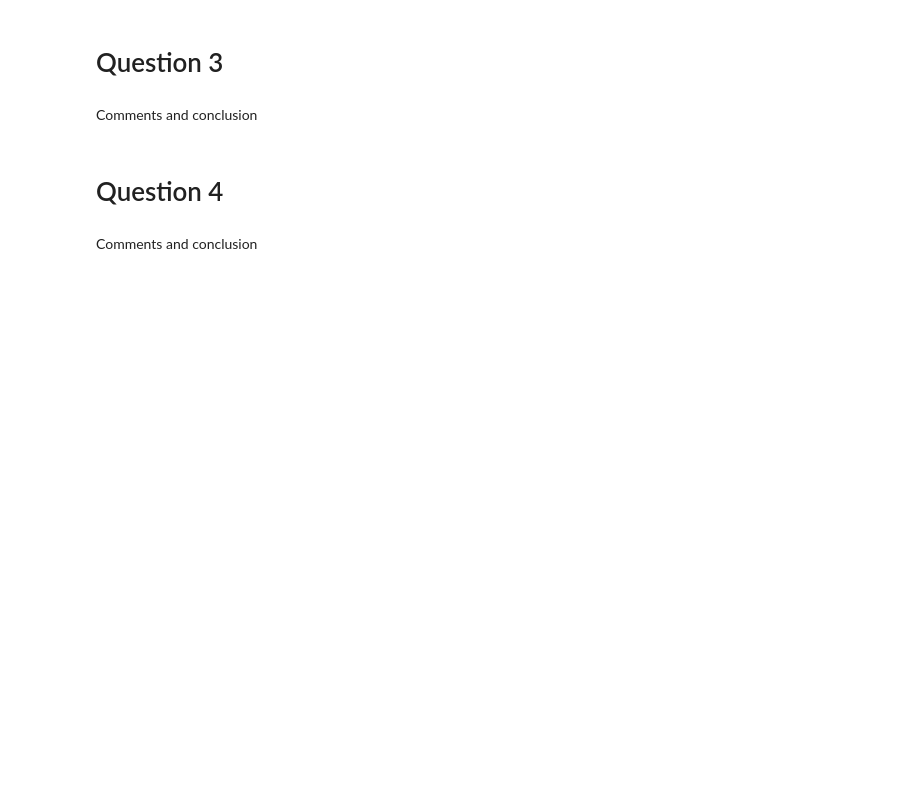
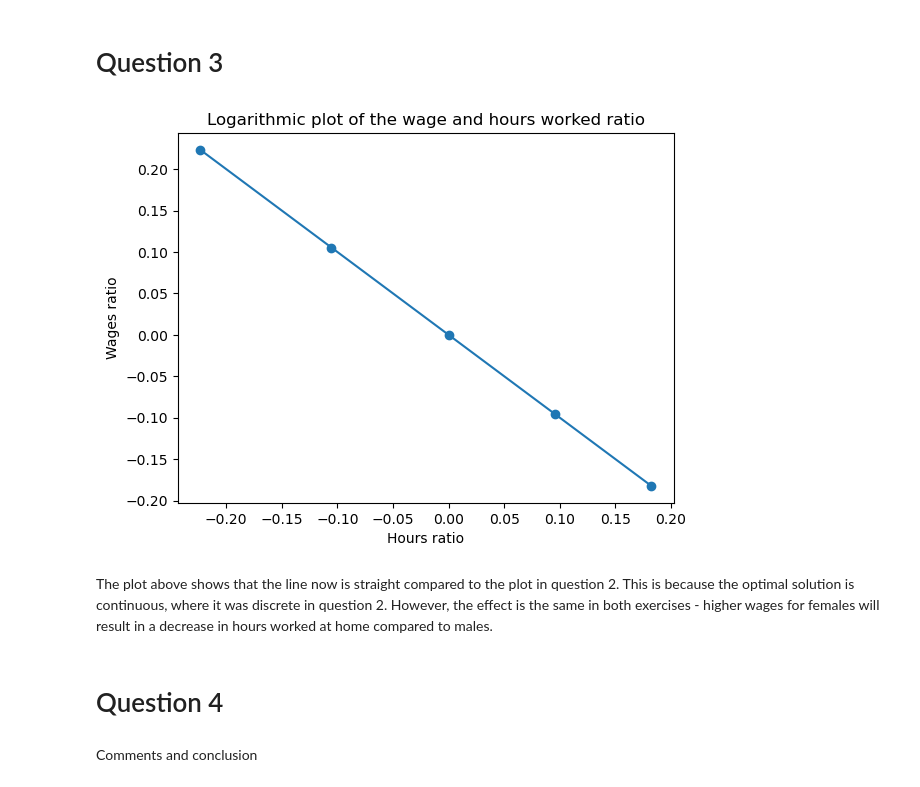
Before and after one commit to NumEconCopenhagen/projects-2023-jc, a Jupyter notebook: inauguralproject/inauguralproject.ipynb, the cells around one changed output. Drawn from its saved outputs; the diff is of its cells as text; code cells hidden in the pictures; blank space fills up the shorter version.

```diff
--- a/inauguralproject/inauguralproject.ipynb
+++ b/inauguralproject/inauguralproject.ipynb
@@ -135,35 +140,34 @@ plt.show()
 # %%
 hsm.par.alpha = 0.5
 hsm.par.sigma = 1
 
 wF_values = np.array([0.8, 0.9, 1.0, 1.1, 1.2])
 
 #creating empty lists for storing results, (5) is the number of values.
 log_HF_HM = np.zeros(5)
 log_WF_WM = np.zeros(5)
 
 for i, wFl in enumerate(wF_values):
     hsm.par.wF = wFl
     opt = hsm.solve_con()
 
     log_HF_HM[i] = np.log(opt.HF/opt.HM)
     log_WF_WM[i] = np.log(hsm.par.wF/hsm.par.wM)
 
 # plot
 plt.plot(log_WF_WM,log_HF_HM,marker='o')
 
 # Set plot labels and title
 plt.xlabel("Hours ratio")
 plt.ylabel("Wages ratio")
 plt.title('Logarithmic plot of the wage and hours worked ratio')
 
-#Giving notations to the different coordinates
-for i in range(5):
-    plt.annotate(f"({log_WF_WM[i]:.2f}, {log_HF_HM[i]:.2f})", (log_WF_WM[i]+0.005, log_HF_HM[i]+0.005))
 
 plt.show()
+# %% [output]
+[figure, added]
-# %% [markdown]
-Comments and conclusion
+# %% [markdown]
+The plot above shows that the line now is straight compared to the plot in question 2. This is because the optimal solution is continuous, where it was discrete in question 2. However, the effect is the same in both exercises - higher wages for females will result in a decrease in hours worked at home compared to males.
 # %% [markdown]
 # Question 4
 # %%
```
Also changed, not shown: parts of 3 cells of this notebook.
